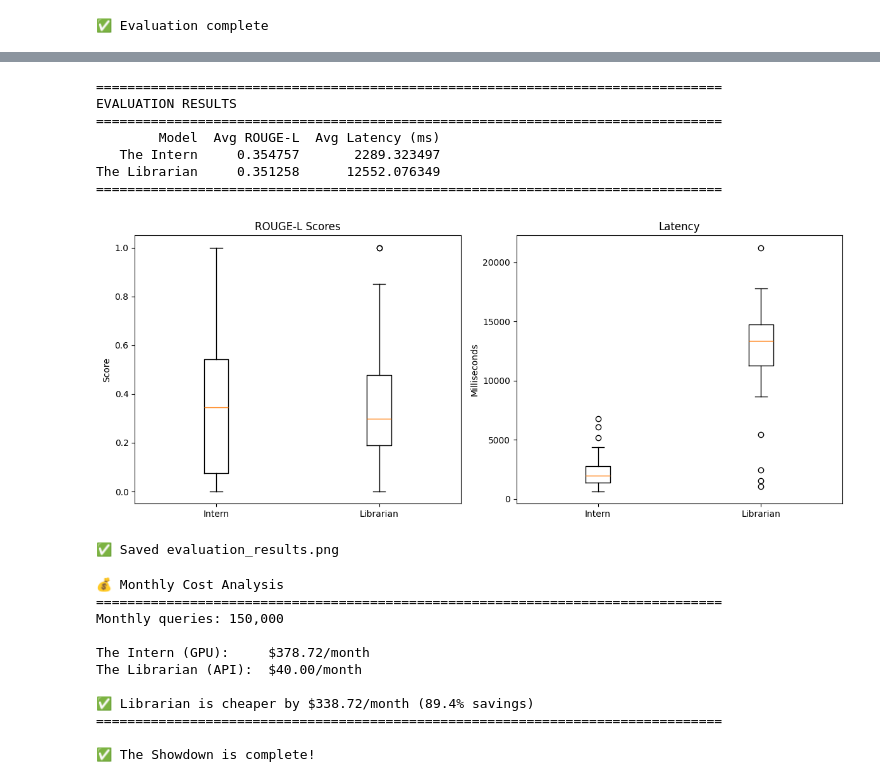
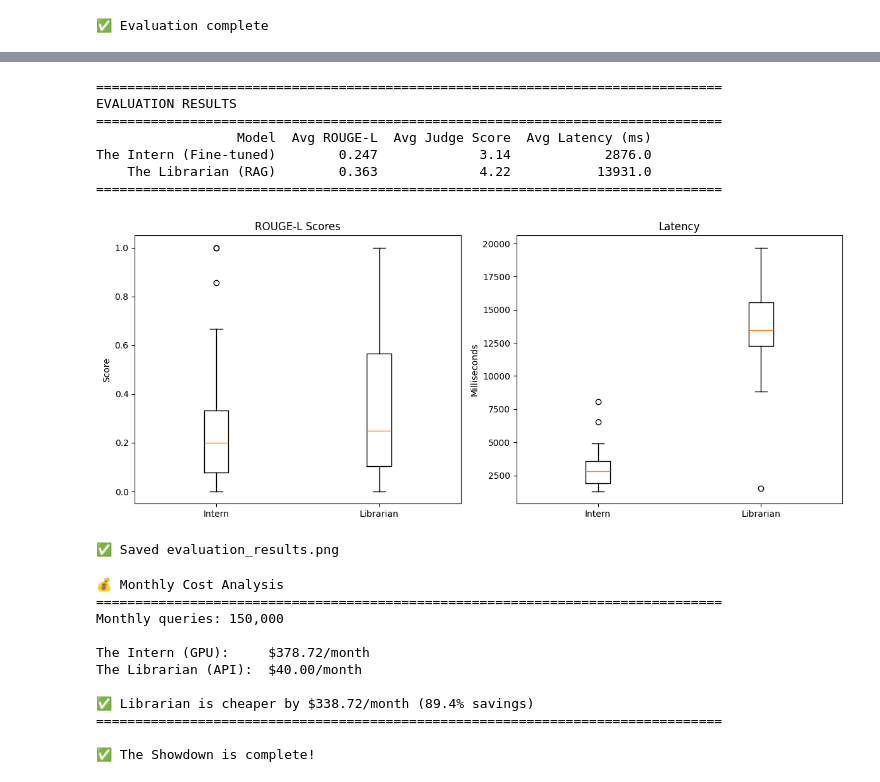
Before and after one commit to S-Akalanka/operation_ledger_mind, a Jupyter notebook: notebooks/04_evaluation_arena.ipynb, the cells around one changed output, grey strips where cells are left out. Cells and saved outputs as stored; diff of their text form; code cells hidden in the pictures.

Commit message:
refactor(finetune): adjust fine-tuning config and run evaluation notebook

```diff
--- a/notebooks/04_evaluation_arena.ipynb
+++ b/notebooks/04_evaluation_arena.ipynb
@@ -131,26 +162,30 @@ for sample in tqdm(eval_samples, desc="Evaluating"):
     start = time.time()
     intern_answer = query_intern(question)
     intern_latency = (time.time() - start) * 1000
+    intern_judge = llm_as_judge(question, intern_answer, reference, "", judge_llm)
 
     intern_results.append({
-        'question': question,
-        'generated': intern_answer,
-        'reference': reference,
-        'rouge_l': calculate_rouge_l(intern_answer, reference),
-        'latency_ms': intern_latency
+        'question':    question,
+        'generated':   intern_answer,
+        'reference':   reference,
+        'rouge_l':     calculate_rouge_l(intern_answer, reference),
+        'judge_score': intern_judge['score'],
+        'latency_ms':  intern_latency
     })
 
     # Evaluate Librarian
     start = time.time()
     lib_result = query_librarian(question, return_sources=True)
     lib_latency = (time.time() - start) * 1000
+    lib_judge = llm_as_judge(question, lib_result['answer'], reference, lib_result['context'], judge_llm)
 
     librarian_results.append({
-        'question': question,
-        'generated': lib_result['answer'],
-        'reference': reference,
-        'rouge_l': calculate_rouge_l(lib_result['answer'], reference),
-        'latency_ms': lib_latency
+        'question':    question,
+        'generated':   lib_result['answer'],
+        'reference':   reference,
+        'rouge_l':     calculate_rouge_l(lib_result['answer'], reference),
+        'judge_score': lib_judge['score'],
+        'latency_ms':  lib_latency
     })
 
 print("✅ Evaluation complete")
@@ -167,14 +202,16 @@ df_librarian = pd.DataFrame(librarian_results)
 
 comparison = pd.DataFrame([
     {
-        'Model': 'The Intern',
-        'Avg ROUGE-L': df_intern['rouge_l'].mean(),
-        'Avg Latency (ms)': df_intern['latency_ms'].mean()
+        'Model':            'The Intern (Fine-tuned)',
+        'Avg ROUGE-L':      round(df_intern['rouge_l'].mean(), 3),
+        'Avg Judge Score':  round(df_intern['judge_score'].mean(), 2),
+        'Avg Latency (ms)': round(df_intern['latency_ms'].mean(), 0)
     },
     {
-        'Model': 'The Librarian',
-        'Avg ROUGE-L': df_librarian['rouge_l'].mean(),
-        'Avg Latency (ms)': df_librarian['latency_ms'].mean()
+        'Model':            'The Librarian (RAG)',
+        'Avg ROUGE-L':      round(df_librarian['rouge_l'].mean(), 3),
+        'Avg Judge Score':  round(df_librarian['judge_score'].mean(), 2),
+        'Avg Latency (ms)': round(df_librarian['latency_ms'].mean(), 0)
     }
 ])
 
@@ -187,33 +224,33 @@ print("="*80)
 ================================================================================
 EVALUATION RESULTS
 ================================================================================
-        Model  Avg ROUGE-L  Avg Latency (ms)
-   The Intern     0.354757       2289.323497
-The Librarian     0.351258      12552.076349
+                  Model  Avg ROUGE-L  Avg Judge Score  Avg Latency (ms)
+The Intern (Fine-tuned)        0.247             3.14            2876.0
+    The Librarian (RAG)        0.363             4.22           13931.0
 ================================================================================
 # %%
 # Visualization
 fig, axes = plt.subplots(1, 2, figsize=(12, 5))
 
 # ROUGE-L
 axes[0].boxplot([df_intern['rouge_l'], df_librarian['rouge_l']],
-                labels=['Intern', 'Librarian'])
+                tick_labels=['Intern', 'Librarian'])
 axes[0].set_title('ROUGE-L Scores')
 axes[0].set_ylabel('Score')
 
 # Latency
 axes[1].boxplot([df_intern['latency_ms'], df_librarian['latency_ms']],
-                labels=['Intern', 'Librarian'])
+                tick_labels=['Intern', 'Librarian'])
 axes[1].set_title('Latency')
 axes[1].set_ylabel('Milliseconds')
 
 plt.tight_layout()
 plt.savefig('figures/evaluation_results.png', dpi=300)
 plt.show()
 
 print("\n✅ Saved evaluation_results.png")
 # %% [output]
-[figure, old version]
+[figure, new version]
 ✅ Saved evaluation_results.png
 # %%
 # Cost analysis
```
Also changed, not shown: parts of 5 cells of this notebook, 2 other files.
